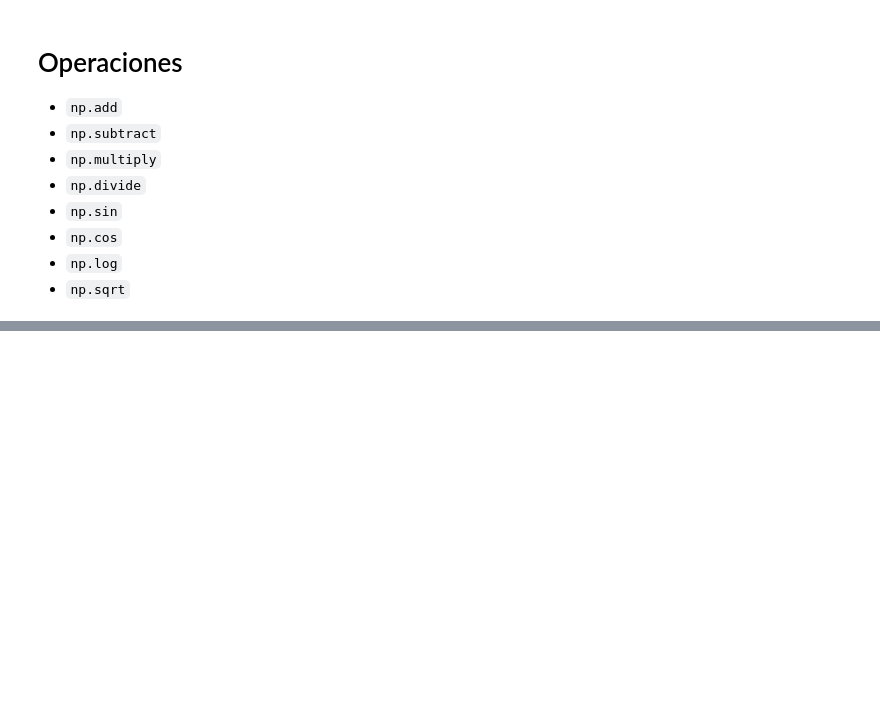
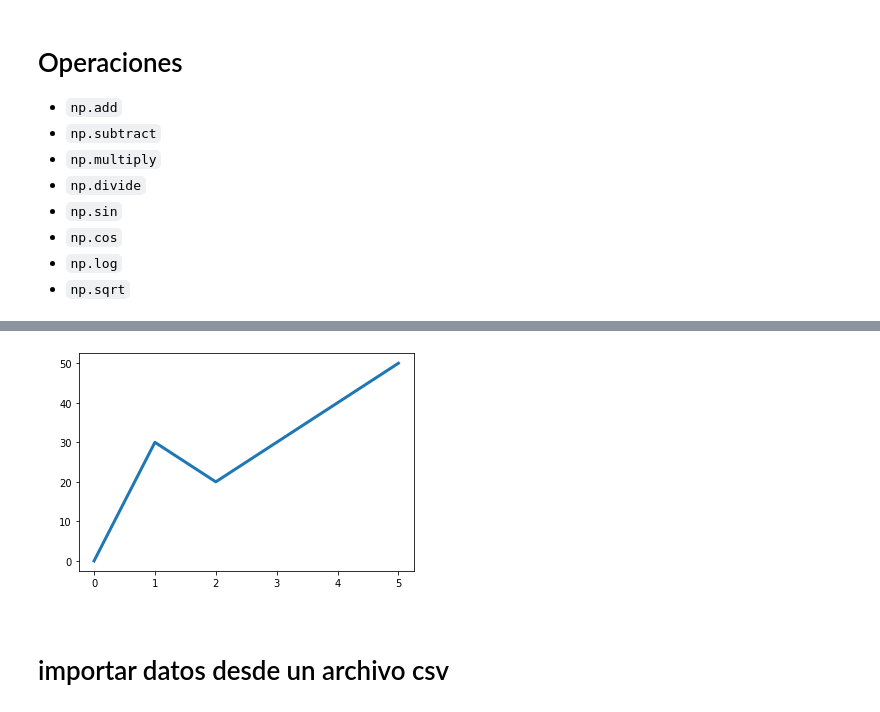
Before and after one commit to AlbertoPMDM/SegundoSemestre, a Jupyter notebook: libro4.ipynb, the cells around one changed output, grey strips where cells are left out. Cells and saved outputs as stored; diff of their text form; code cells hidden in the pictures; blank space fills up the shorter version.

```diff
--- a/libro4.ipynb
+++ b/libro4.ipynb
@@ -80,0 +176,13 @@ print(D)
+# %%
+distancia = np.array([0,30,20,30,40,50])
+
+fig = plt.figure()
+ax = fig.add_subplot(111)
+ax.plot(tiempo, distancia, linewidth = '3')
+ax.set_xlabel('tiempo (hrs)', color = '#ffffff')
+ax.set_ylabel('tiempo (hrs)', color = '#ffffff')
+plt.show()
+# %% [output]
+[figure, added]
+# %% [markdown]
+# importar datos desde un archivo csv
```
Also changed, not shown: parts of 22 cells of this notebook, 1 other file.
